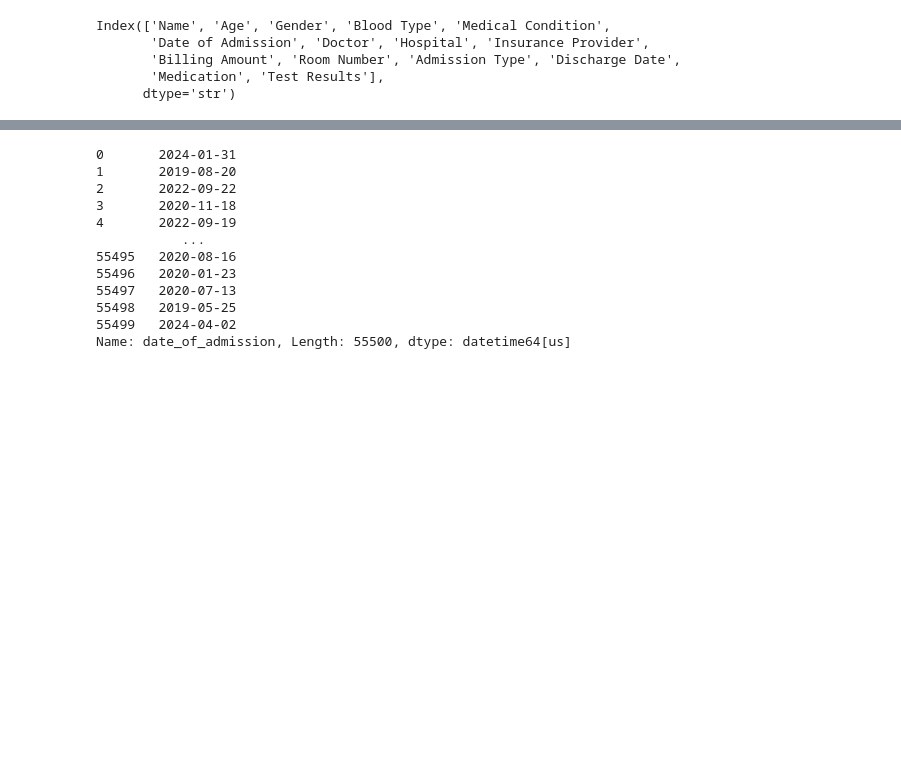
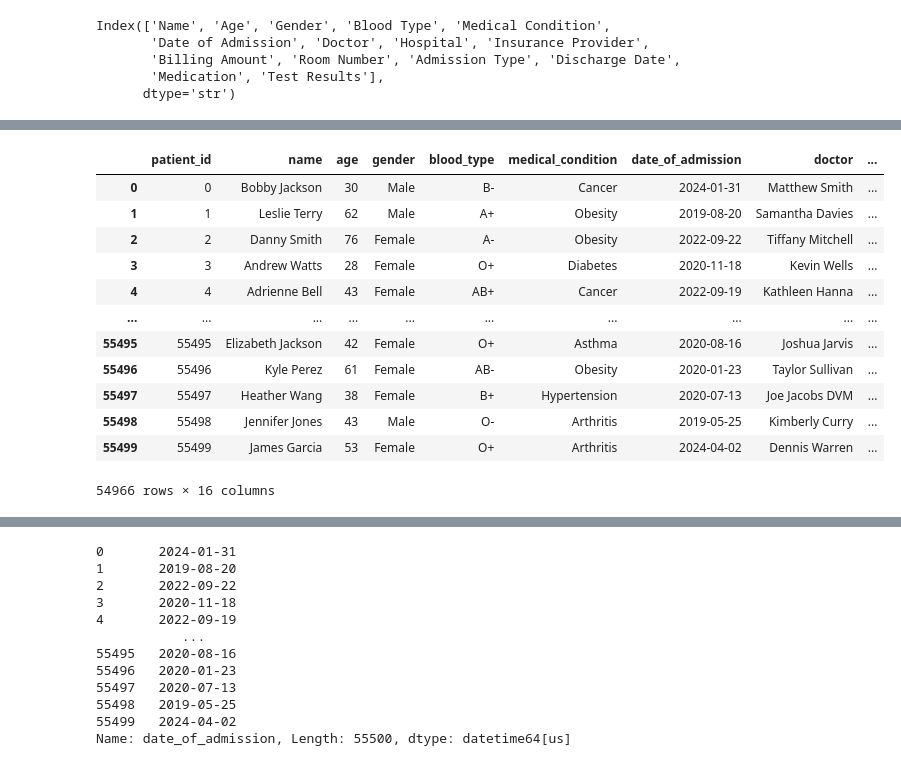
Before and after one commit to Toms1288/HealthcareImport, a Jupyter notebook: import.ipynb, the cells around one changed output, grey strips where cells are left out. Cells and saved outputs as stored; diff of their text form; code cells hidden in the pictures; blank space fills up the shorter version.

```diff
--- a/import.ipynb
+++ b/import.ipynb
@@ -202,26 +221,32 @@ db_schema = {
 import pandas as pd
 import os
 from dotenv import load_dotenv
-import datetime
+from datetime import datetime as dt
 # Fonction pour nettoyer les données
 def clean_data(file_path):
     data = pd.read_csv(file_path)
     # Supprimer les doublons et les valeurs manquantes
     data = data.drop_duplicates()
-    data = data.dropna()
     # Ajout d'un index unique pour chaque patient
     data['patient_id'] = data.index
     # Renommer les colonnes pour plus de clarté
     data = data.rename(columns={"patient_id":"patient_id","Name":"name","Age":"age","Gender":"gender","Blood Type":"blood_type",
             "Medical Condition":"medical_condition","Date of Admission":"date_of_admission","Doctor":"doctor","Hospital":"hospital","Insurance Provider":"insurance_provider",
             "Billing Amount":"billing_amount","Room Number":"room_number","Admission Type":"admission_type","Discharge Date":"discharge_date","Medication":"medication","Test Results":"test_results"})
-    # Normaliser les noms et arrondir les montants
+    # Normaliser les noms, enlevement des civilités
     data['name'] = data['name'].str.title()
     data['name'] = data['name'].str.strip()
-    data['billing_amount'] = data['billing_amount'].round(2).abs()
+    data['name'] = data['name'].str.replace(r'\b(Mr\.|Dr\.|Mrs\.|Ms\.)\s*', '', regex=True)
+    # Arrondi des montants et décompte des valeurs négatives
+    data['billing_amount'] = data['billing_amount'].round(2)
+    if data[data['billing_amount'] < 0].shape[0] > 0:
+        print(f"ATTENTION:Nombre de valeurs négatives dans 'billing_amount' : {data[data['billing_amount'] < 0].shape[0]}")
+    else:
+        print("Aucune valeur négative dans 'billing_amount'")
+
     # Normaliser les dates
-    data['date_of_admission'] = datetime.datetime.fromtimestamp(data['date_of_admission'])
-    data['discharge_date'] = datetime.datetime.fromtimestamp(data['discharge_date'])
+    data['date_of_admission'] = pd.to_datetime(data['date_of_admission'], errors="coerce")
+    data['discharge_date'] = pd.to_datetime(data['discharge_date'], errors="coerce")
     # Modification de l'ordre des colonnes
     data = data[["patient_id","name","age","gender","blood_type","medical_condition","date_of_admission","doctor","hospital","insurance_provider",
                  "billing_amount","room_number","admission_type","discharge_date","medication","test_results"]]
@@ -230,8 +255,8 @@ def clean_data(file_path):
 if __name__ == "__main__":
     # Charger les variables d'environnement
     load_dotenv()
-    input_path = "./database/healthcare_dataset.csv"
-    output_path = "./database/cleaned_healthcare_dataset.csv"
+    input_path = "./data/healthcare_dataset.csv"
+    output_path = "./data/cleaned_healthcare_dataset.csv"
     try:
         print(f"Original data shape: {pd.read_csv(input_path).shape}")
         # Nettoyer les données et les sauvegarder dans un nouveau fichier CSV
@@ -241,7 +266,7 @@ if __name__ == "__main__":
         print(f"Data cleaned and saved to {output_path}")
     except Exception as e:
         print(f"Error during data cleaning: {e}")
-
-clean_data(input_path)
+        raise e
+# clean_data(input_path)
 # %% [output]
 Original data shape: (55500, 15)
@@ -250,3 +296,19 @@ TypeError: 'Series' object cannot be interpreted as an integer
+# %%
+cleaned_data
+# %% [output]
+|  | patient_id | name | age | gender | blood_type | medical_condition | date_of_admission | doctor | ... |
+| 0 | 0 | Bobby Jackson | 30 | Male | B- | Cancer | 2024-01-31 | Matthew Smith | ... |
+| 1 | 1 | Leslie Terry | 62 | Male | A+ | Obesity | 2019-08-20 | Samantha Davies | ... |
+| 2 | 2 | Danny Smith | 76 | Female | A- | Obesity | 2022-09-22 | Tiffany Mitchell | ... |
+| 3 | 3 | Andrew Watts | 28 | Female | O+ | Diabetes | 2020-11-18 | Kevin Wells | ... |
+| 4 | 4 | Adrienne Bell | 43 | Female | AB+ | Cancer | 2022-09-19 | Kathleen Hanna | ... |
+| ... | ... | ... | ... | ... | ... | ... | ... | ... | ... |
+| 55495 | 55495 | Elizabeth Jackson | 42 | Female | O+ | Asthma | 2020-08-16 | Joshua Jarvis | ... |
+| 55496 | 55496 | Kyle Perez | 61 | Female | AB- | Obesity | 2020-01-23 | Taylor Sullivan | ... |
+| 55497 | 55497 | Heather Wang | 38 | Female | B+ | Hypertension | 2020-07-13 | Joe Jacobs DVM | ... |
+| 55498 | 55498 | Jennifer Jones | 43 | Male | O- | Arthritis | 2019-05-25 | Kimberly Curry | ... |
+| 55499 | 55499 | James Garcia | 53 | Female | O+ | Arthritis | 2024-04-02 | Dennis Warren | ... |
+54966 rows × 16 columns
 # %%
 data = data.rename(columns={"patient_id":"patient_id","Name":"name","Age":"age","Gender":"gender","Blood Type":"blood_type",
             "Medical Condition":"medical_condition","Date of Admission":"date_of_admission","Doctor":"doctor","Hospital":"hospital","Insurance Provider":"insurance_provider",
```
Also changed, not shown: parts of 12 cells of this notebook, 14 other files.
